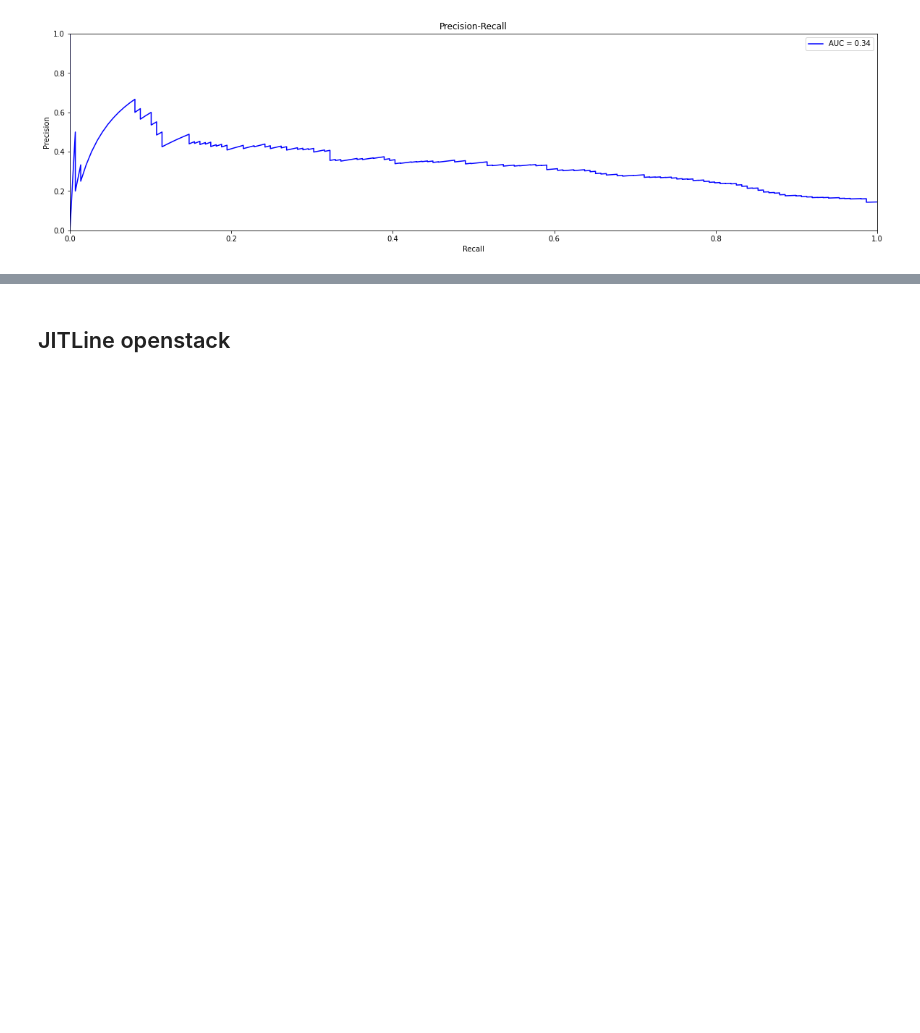
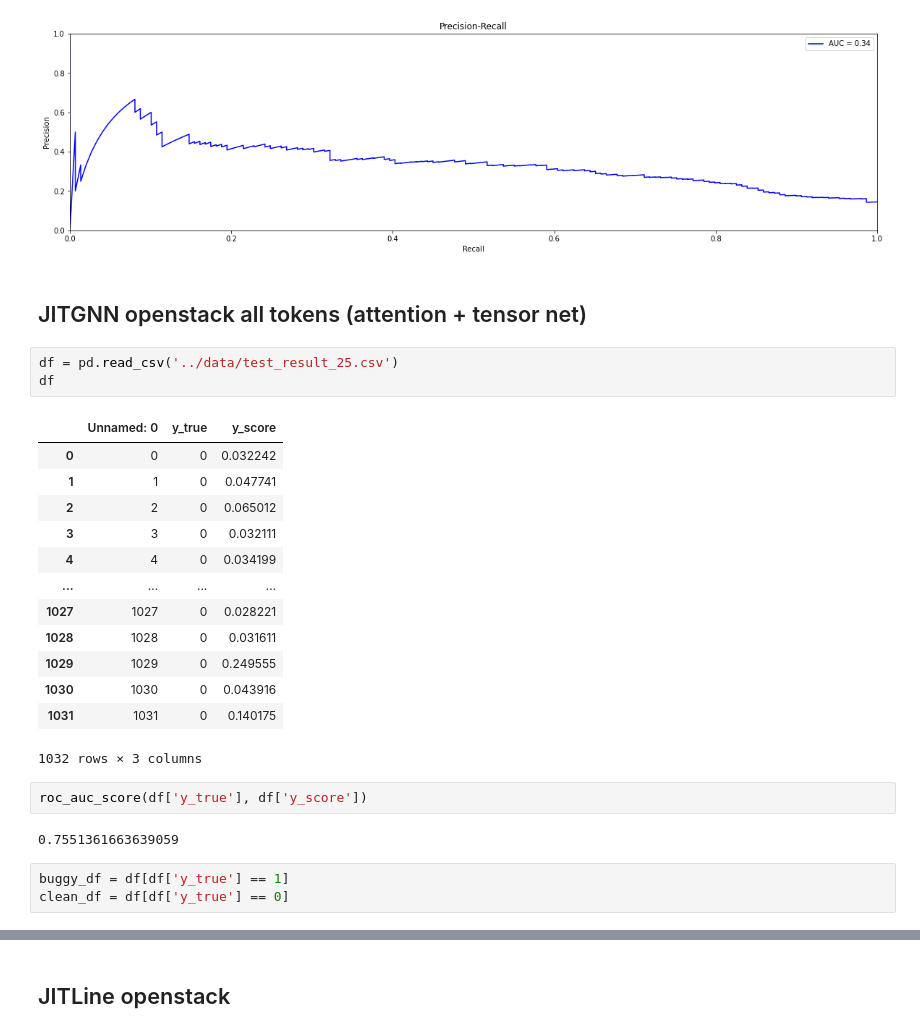
Before and after one commit to uw-swag/jit-bugpred, a Jupyter notebook: notebooks/jitgnn.ipynb, the cells around one changed output, grey strips where cells are left out. Saved outputs shown, nothing was run; the diff lists cells and outputs as text; blank space fills up the shorter version.

```diff
--- a/notebooks/jitgnn.ipynb
+++ b/notebooks/jitgnn.ipynb
@@ -118,3 +118,29 @@ plt.xlabel('Recall')
 plt.show()
 # %% [output]
 [figure]
+# %% [markdown]
+## JITGNN openstack all tokens (attention + tensor net)
+# %%
+df = pd.read_csv('../data/test_result_25.csv')
+df
+# %% [output]
+|  | Unnamed: 0 | y_true | y_score |
+| 0 | 0 | 0 | 0.032242 |
+| 1 | 1 | 0 | 0.047741 |
+| 2 | 2 | 0 | 0.065012 |
+| 3 | 3 | 0 | 0.032111 |
+| 4 | 4 | 0 | 0.034199 |
+| ... | ... | ... | ... |
+| 1027 | 1027 | 0 | 0.028221 |
+| 1028 | 1028 | 0 | 0.031611 |
+| 1029 | 1029 | 0 | 0.249555 |
+| 1030 | 1030 | 0 | 0.043916 |
+| 1031 | 1031 | 0 | 0.140175 |
+1032 rows × 3 columns
+# %%
+roc_auc_score(df['y_true'], df['y_score'])
+# %% [output]
+0.7551361663639059
+# %%
+buggy_df = df[df['y_true'] == 1]
+clean_df = df[df['y_true'] == 0]
```
Also changed, not shown: parts of 68 cells of this notebook, 11 other files.
